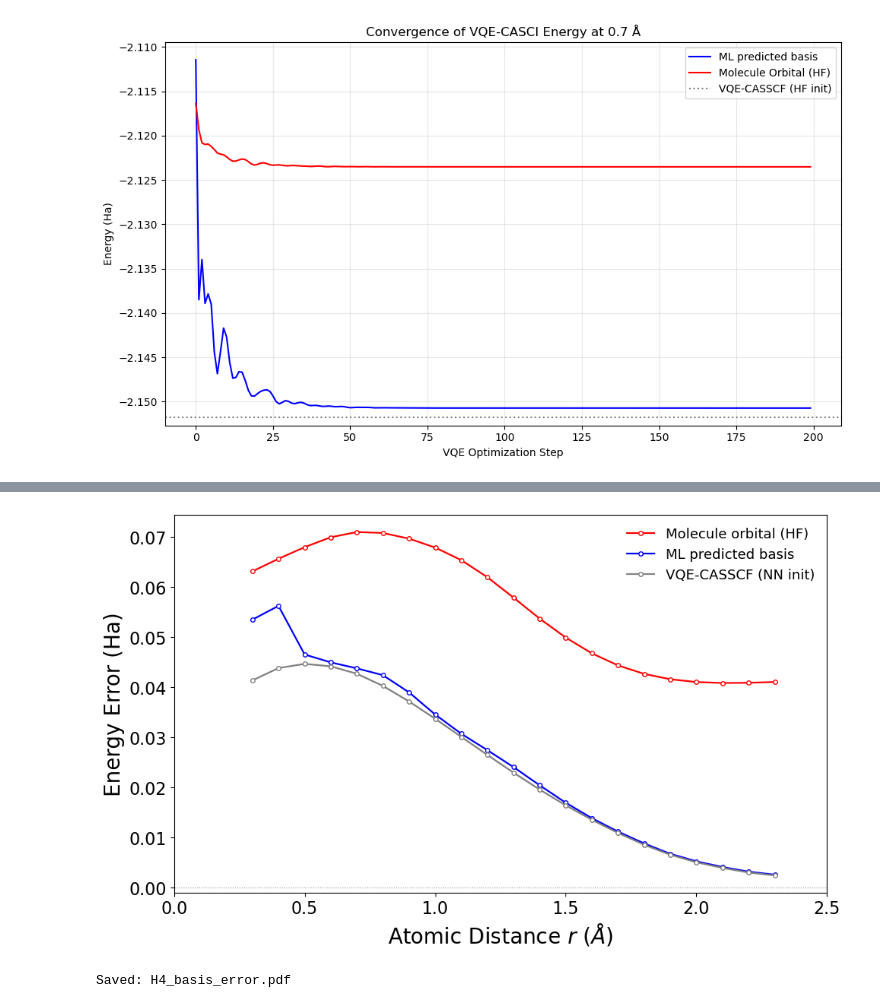
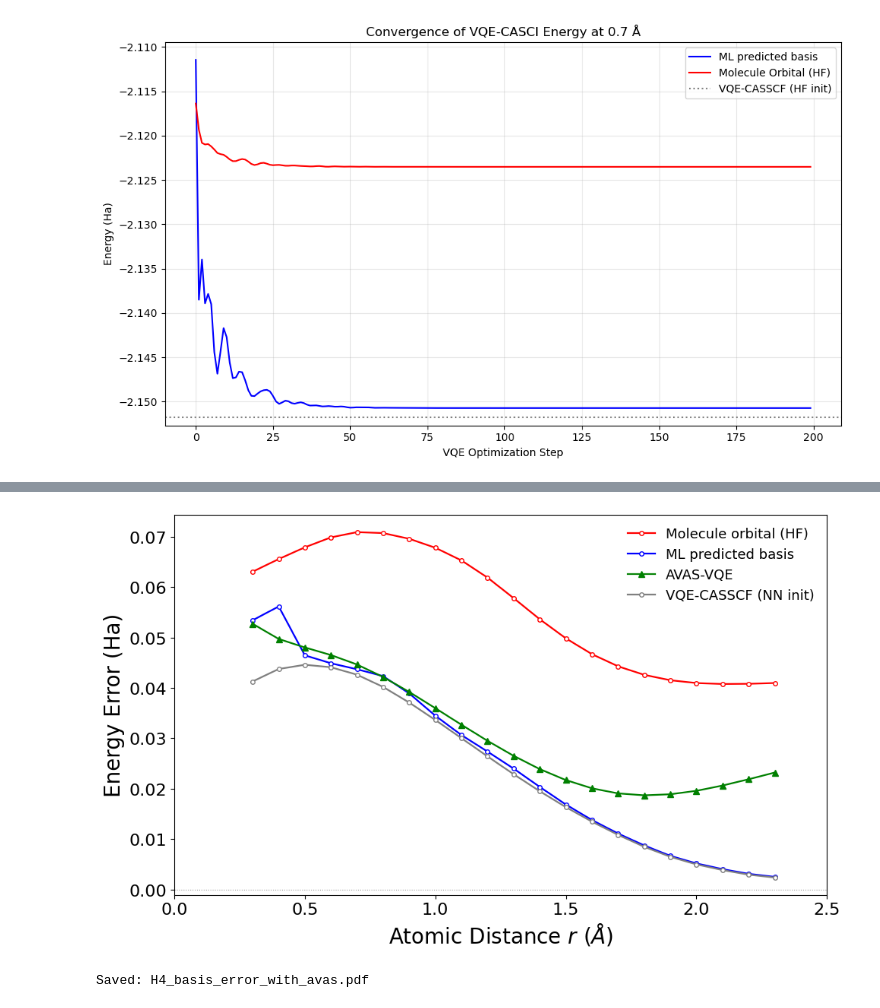
Before and after one commit to He-Wenhao/vqe-casscf, a Jupyter notebook: results/fig3/Plotting.ipynb, the cells around one changed output, grey strips where cells are left out. Drawn from its saved outputs; the diff is of its cells as text; code cells hidden in the pictures.

Commit message:
Updated figure 3 plotting

```diff
--- a/results/fig3/Plotting.ipynb
+++ b/results/fig3/Plotting.ipynb
@@ -279,10 +388,11 @@ import matplotlib as mpl
 mpl.rcParams['pdf.fonttype'] = 42
 
 BOND_START, BOND_STOP, BOND_STEP = 0.3, 2.3, 0.1
-CASCI_DIR = Path("Data")
+CASCI_DIR = Path("Data")                   # HF / NN VQE JSONs
+AVAS_DIR = Path("Data3")                   # AVAS VQE JSONs
 ELDATA_CANDIDATES = [Path("../fig2_H4/E_l_data.json")]
 VQE_CASSCF_PATH = Path("../VQE-CASSCF/vqe_casscf_nn_energies.json")
-OUT_PDF = "H4_basis_error.pdf"
+OUT_PDF = "H4_basis_error_with_avas.pdf"
 
 def bond_grid(start=BOND_START, stop=BOND_STOP, step=BOND_STEP):
     n = int(round((stop - start) / step)) + 1
@@ -291,22 +401,17 @@ def bond_grid(start=BOND_START, stop=BOND_STOP, step=BOND_STEP):
 def load_ccpvdz_baseline(bonds):
     path = next((p for p in ELDATA_CANDIDATES if p.exists()), None)
     if path is None:
-        raise FileNotFoundError("E_l_data.json not found at ../fig2_H4/E_l_data.json")
+        raise FileNotFoundError("E_l_data.json not found")
     with open(path, "r") as f:
         d = json.load(f)
 
     ed = d["energy_data"]
     ccp = np.array(ed["ccpVDZ"], dtype=float)
-
-    # sort by the numeric prefix of each entry in name list
     name_l = ed.get("name", [])
     if name_l:
         numeric_values = np.array([int(str(name).split('.')[0]) for name in name_l])
         sorted_indices = np.argsort(numeric_values)
         ccp = ccp[sorted_indices]
-
-    if len(ccp) < len(bonds):
-        raise ValueError("ccpVDZ baseline shorter than requested bond grid.")
     return ccp[:len(bonds)]
 
 def load_vqe_casci_series(results_dir: Path, bonds):
@@ -315,12 +420,27 @@ def load_vqe_casci_series(results_dir: Path, bonds):
         fp = results_dir / f"vqe_casci_results_bond({r:.1f}).json"
         if not fp.exists():
             print(f"[warn] missing: {fp}")
-            hf.append(np.nan); nn.append(np.nan); continue
+            hf.append(np.nan)
+            nn.append(np.nan)
+            continue
         with open(fp, "r") as f:
             d = json.load(f)
         hf.append(d.get("hf_vqe_casci_energy", np.nan))
         nn.append(d.get("nn_vqe_casci_energy", np.nan))
-    return np.array(hf, dtype=float), np.array(nn, dtype=float)
+    return np.array(hf), np.array(nn)
+
+def load_vqe_avas_series(results_dir: Path, bonds):
+    avas = []
+    for r in bonds:
+        fp = results_dir / f"vqe_casci_results_bond({r:.1f}).json"
+        if not fp.exists():
+            print(f"[warn] missing AVAS: {fp}")
+            avas.append(np.nan)
+            continue
+        with open(fp, "r") as f:
+            d = json.load(f)
+        avas.append(d.get("avas_vqe_casci_energy", np.nan))
+    return np.array(avas)
 
 def load_vqe_casscf_hf(path: Path, bonds):
     if not path.exists():
@@ -330,7 +450,6 @@ def load_vqe_casscf_hf(path: Path, bonds):
         d = json.load(f)
     b_src = np.array(d.get("bond_lengths_A", []), dtype=float)
     e_src = np.array(d.get("energies_Ha", []), dtype=float)
-    # align by exact 0.1 grid (rounded)
     idx = {round(float(b), 1): i for i, b in enumerate(b_src)}
     out = np.full_like(bonds, np.nan, dtype=float)
     for j, b in enumerate(bonds):
@@ -343,39 +462,44 @@ def plot_basis_error(out_pdf=OUT_PDF):
     bonds = bond_grid()
     baseline = load_ccpvdz_baseline(bonds)
     hf_E, nn_E = load_vqe_casci_series(CASCI_DIR, bonds)
+    avas_E = load_vqe_avas_series(AVAS_DIR, bonds)
     casscf_hf_E = load_vqe_casscf_hf(VQE_CASSCF_PATH, bonds)
 
+    # Compute energy errors relative to baseline
     err_hf = hf_E - baseline
     err_nn = nn_E - baseline
+    err_avas = avas_E - baseline
     err_casscf = casscf_hf_E - baseline
 
     plt.figure(figsize=(10, 6))
-
-    plt.plot(bonds, err_hf, "o-", color="red",  label="Molecule orbital (HF)",
+    plt.plot(bonds, err_hf, "o-", color="red", label="Molecule orbital (HF)",
              markersize=4, markerfacecolor="white", linewidth=1.6)
     plt.plot(bonds, err_nn, "o-", color="blue", label="ML predicted basis",
              markersize=4, markerfacecolor="white", linewidth=1.6)
+    plt.plot(bonds, err_avas, "^-", color="green", label="AVAS-VQE",
+             markersize=6, linewidth=1.6)
 
     # Grey dotted: VQE-CASSCF (HF init)
     if np.isfinite(err_casscf).any():
-        plt.plot(bonds, err_casscf, "o-", markersize=4, markerfacecolor="white", color="grey", linewidth=1.6, label="VQE-CASSCF (NN init)")
+        plt.plot(bonds, err_casscf, "o-", markersize=4, markerfacecolor="white",
+                 color="grey", linewidth=1.6, label="VQE-CASSCF (NN init)")
 
     plt.xlabel(r"Atomic Distance $r$ ($\AA$)", fontsize=20)
     plt.ylabel("Energy Error (Ha)", fontsize=20)
     plt.tick_params(axis='both', which='major', labelsize=16)
     plt.grid(False)
     plt.xlim(0.0, 2.5)
     plt.xticks(np.arange(0.0, 2.5 + 1e-9, 0.5))
     plt.axhline(0.0, color="0.6", linewidth=0.8, linestyle=":")
     plt.legend(frameon=False, fontsize=13)
     plt.tight_layout()
     plt.savefig(out_pdf, metadata={"TextAsShapes": False})
     plt.show()
     plt.close()
     print(f"Saved: {out_pdf}")
 
 if __name__ == "__main__":
     plot_basis_error()
 # %% [output]
-[figure, old version]
+[figure, new version]
-Saved: H4_basis_error.pdf
+Saved: H4_basis_error_with_avas.pdf
```
Also changed, not shown: parts of 4 cells of this notebook, 1 other file.
